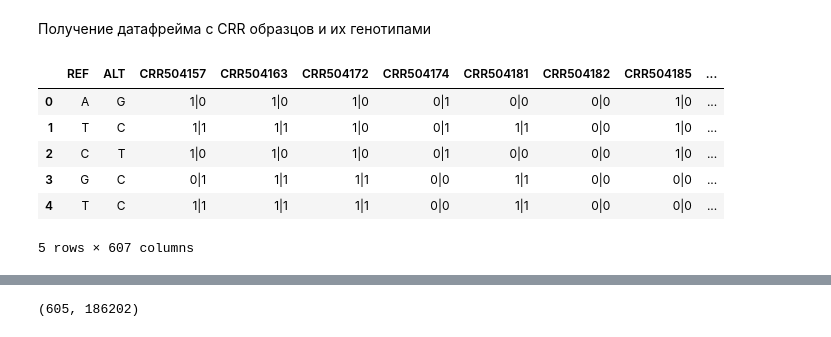
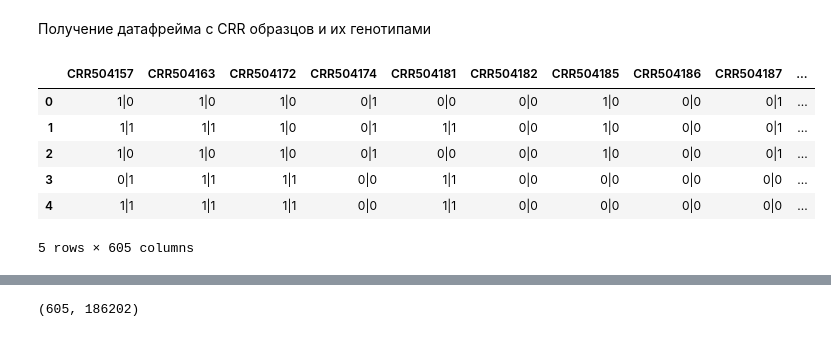
Before and after one commit to Polina1010123/phenoPredict, a Jupyter notebook: code/data_processing.ipynb, the cells around one changed output, grey strips where cells are left out. Cells and saved outputs as stored; diff of their text form; code cells hidden in the pictures.

```diff
--- a/code/data_processing.ipynb
+++ b/code/data_processing.ipynb
@@ -129,16 +129,17 @@ array(['PA', 'NSS', 'Iodent', 'PB', 'SS', 'SPT', 'Admix'], dtype=object)
 # %% [markdown]
 Получение датафрейма с CRR образцов и их генотипами
 # %%
-data_snp = data.iloc[:, [3, 4]].join(data.iloc[:, 9:])
+#data_snp = data.iloc[:, [3, 4]].join(data.iloc[:, 9:])
+data_snp = data.iloc[:, 9:]
 
 
 data_snp.head()
 # %% [output]
-|  | REF | ALT | CRR504157 | CRR504163 | CRR504172 | CRR504174 | CRR504181 | CRR504182 | CRR504185 | ... |
-| 0 | A | G | 1|0 | 1|0 | 1|0 | 0|1 | 0|0 | 0|0 | 1|0 | ... |
-| 1 | T | C | 1|1 | 1|1 | 1|0 | 0|1 | 1|1 | 0|0 | 1|0 | ... |
-| 2 | C | T | 1|0 | 1|0 | 1|0 | 0|1 | 0|0 | 0|0 | 1|0 | ... |
-| 3 | G | C | 0|1 | 1|1 | 1|1 | 0|0 | 1|1 | 0|0 | 0|0 | ... |
-| 4 | T | C | 1|1 | 1|1 | 1|1 | 0|0 | 1|1 | 0|0 | 0|0 | ... |
+|  | CRR504157 | CRR504163 | CRR504172 | CRR504174 | CRR504181 | CRR504182 | CRR504185 | CRR504186 | CRR504187 | ... |
+| 0 | 1|0 | 1|0 | 1|0 | 0|1 | 0|0 | 0|0 | 1|0 | 0|0 | 0|1 | ... |
+| 1 | 1|1 | 1|1 | 1|0 | 0|1 | 1|1 | 0|0 | 1|0 | 0|0 | 0|1 | ... |
+| 2 | 1|0 | 1|0 | 1|0 | 0|1 | 0|0 | 0|0 | 1|0 | 0|0 | 0|1 | ... |
+| 3 | 0|1 | 1|1 | 1|1 | 0|0 | 1|1 | 0|0 | 0|0 | 0|0 | 0|0 | ... |
+| 4 | 1|1 | 1|1 | 1|1 | 0|0 | 1|1 | 0|0 | 0|0 | 0|0 | 0|0 | ... |
-5 rows × 607 columns
+5 rows × 605 columns
 # %%
```
Also changed, not shown: parts of 14 cells of this notebook, 1 other file.
